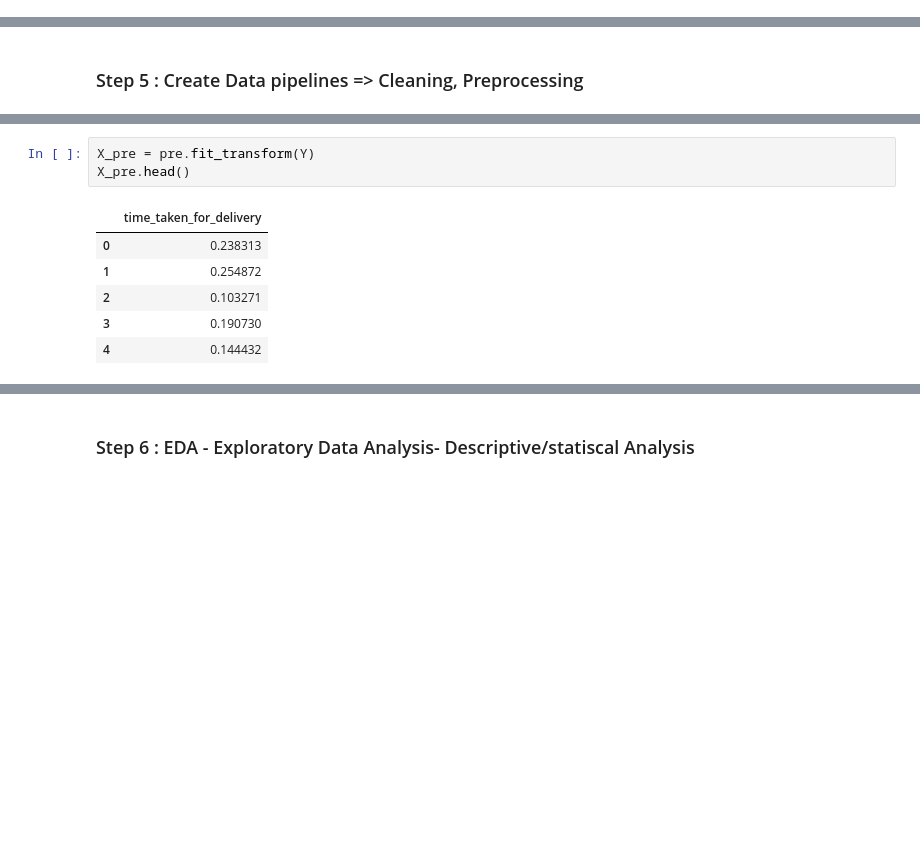
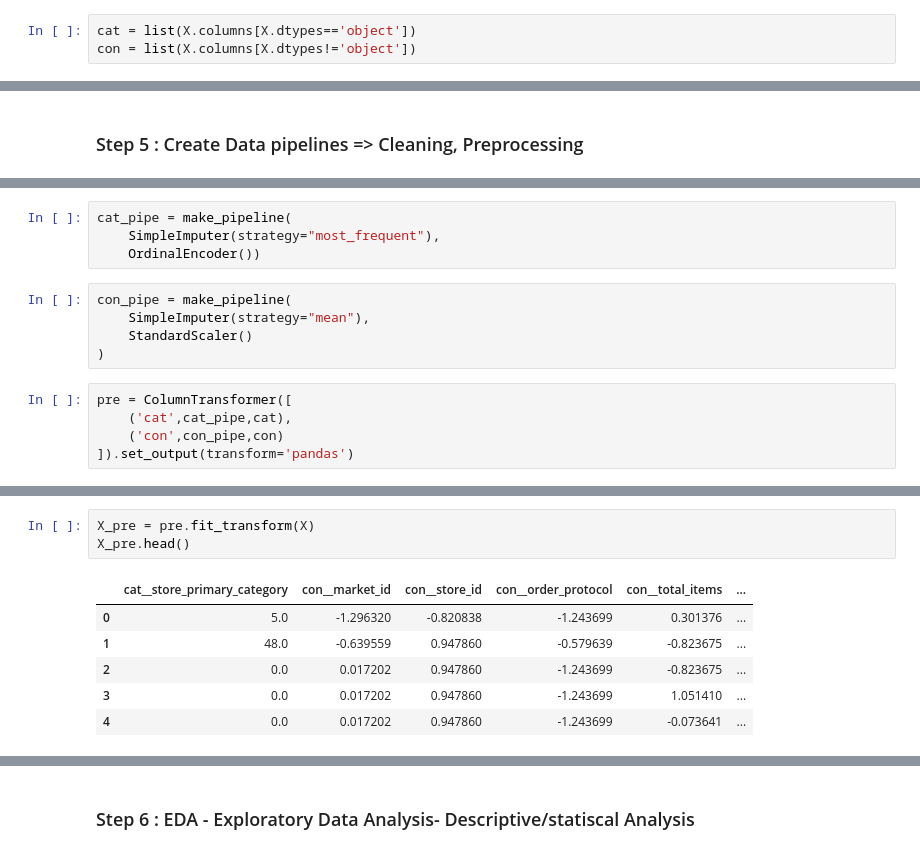
Before and after one commit to Sourabh2808/Machine-Learning, a Jupyter notebook: Project 27.10.2025/Dliveryproject.ipynb, the cells around one changed output, grey strips where cells are left out. Saved outputs shown, nothing was run; the diff lists cells and outputs as text; blank space fills up the shorter version.

Commit message:
deliveryproject

```diff
--- a/Project 27.10.2025/Dliveryproject.ipynb
+++ b/Project 27.10.2025/Dliveryproject.ipynb
@@ -184,0 +276,3 @@ Y.head()
+# %%
+cat = list(X.columns[X.dtypes=='object'])
+con = list(X.columns[X.dtypes!='object'])
@@ -196,0 +307,14 @@ pre = make_pipeline(
+# %%
+cat_pipe = make_pipeline(
+    SimpleImputer(strategy="most_frequent"),
+    OrdinalEncoder())
+# %%
+con_pipe = make_pipeline(
+    SimpleImputer(strategy="mean"),
+    StandardScaler()
+)
+# %%
+pre = ColumnTransformer([
+    ('cat',cat_pipe,cat),
+    ('con',con_pipe,con)
+]).set_output(transform='pandas')
@@ -197,10 +344,10 @@ pre = make_pipeline(
 # %%
-X_pre = pre.fit_transform(Y)
+X_pre = pre.fit_transform(X)
 X_pre.head()
 # %% [output]
-|  | time_taken_for_delivery |
-| 0 | 0.238313 |
-| 1 | 0.254872 |
-| 2 | 0.103271 |
-| 3 | 0.190730 |
-| 4 | 0.144432 |
+|  | cat__store_primary_category | con__market_id | con__store_id | con__order_protocol | con__total_items | ... |
+| 0 | 5.0 | -1.296320 | -0.820838 | -1.243699 | 0.301376 | ... |
+| 1 | 48.0 | -0.639559 | 0.947860 | -0.579639 | -0.823675 | ... |
+| 2 | 0.0 | 0.017202 | 0.947860 | -1.243699 | -0.823675 | ... |
+| 3 | 0.0 | 0.017202 | 0.947860 | -1.243699 | 1.051410 | ... |
+| 4 | 0.0 | 0.017202 | 0.947860 | -1.243699 | -0.073641 | ... |
```
Also changed, not shown: parts of 42 cells of this notebook, 1 other file.
